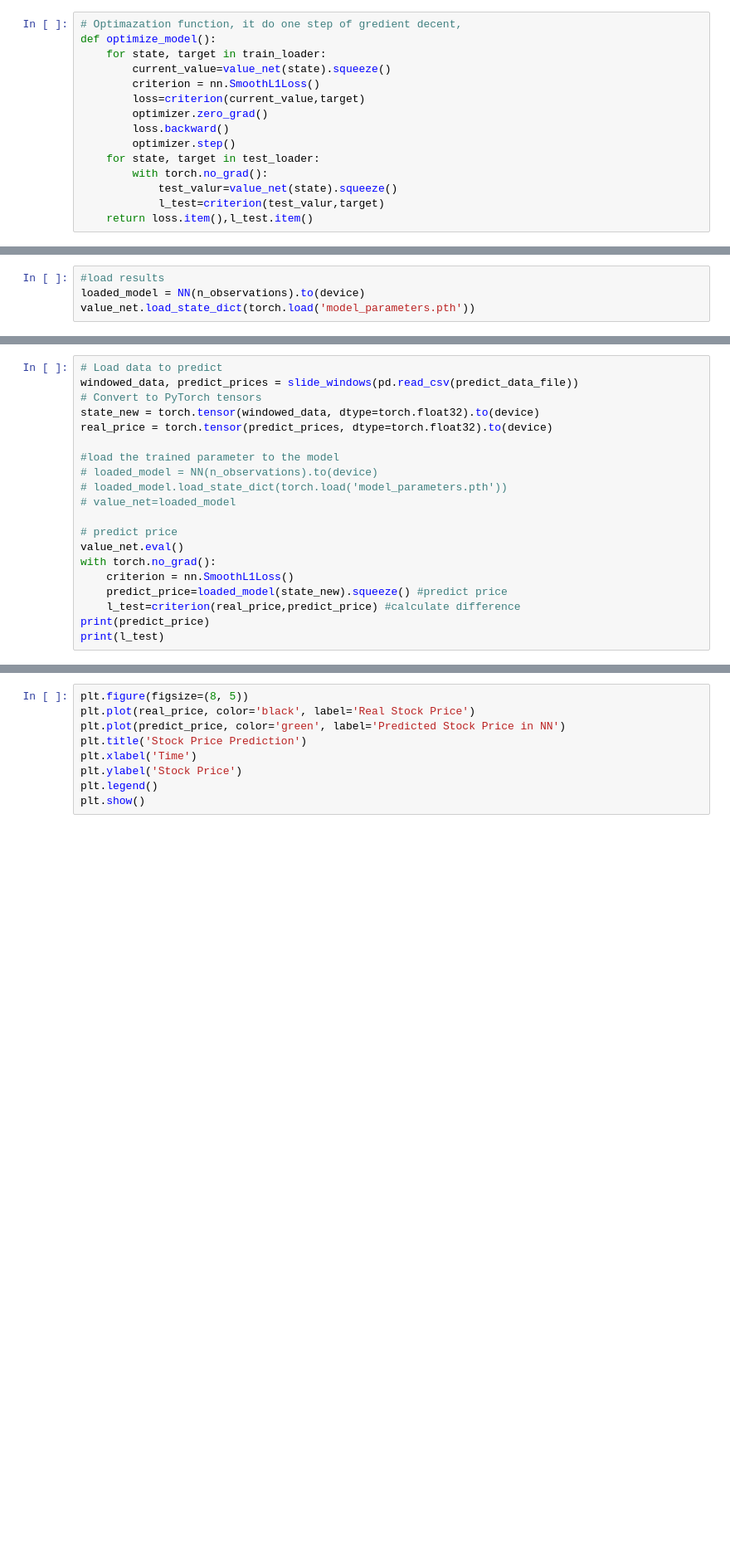
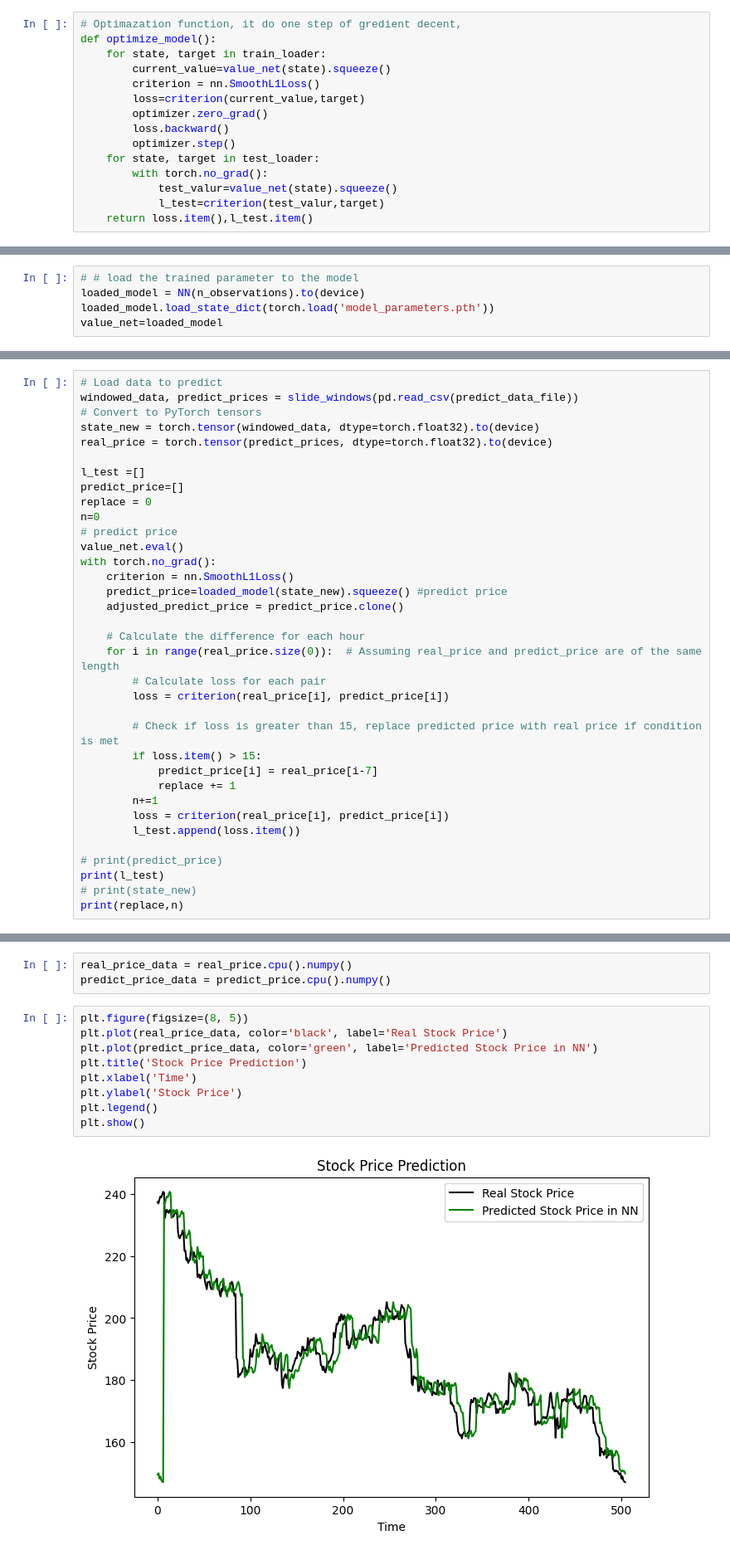
Before and after one commit to xz4535/Machine_Learning_Final_Project, a Jupyter notebook: nn_model.ipynb, the cells around one changed output, grey strips where cells are left out. Shown: that part at 83% size. Cells and saved outputs as stored; diff of their text form; blank space fills up the shorter version.

Commit message:
model finish

```diff
--- a/nn_model.ipynb
+++ b/nn_model.ipynb
@@ -200,4 +203,5 @@ NameError: name 'torch' is not defined
 # %%
-#load results
+# # load the trained parameter to the model
 loaded_model = NN(n_observations).to(device)
-value_net.load_state_dict(torch.load('model_parameters.pth'))
+loaded_model.load_state_dict(torch.load('model_parameters.pth'))
+value_net=loaded_model
@@ -208,16 +214,31 @@ windowed_data, predict_prices = slide_windows(pd.read_csv(predict_data_file))
 state_new = torch.tensor(windowed_data, dtype=torch.float32).to(device)
 real_price = torch.tensor(predict_prices, dtype=torch.float32).to(device)
 
-#load the trained parameter to the model
-# loaded_model = NN(n_observations).to(device)
-# loaded_model.load_state_dict(torch.load('model_parameters.pth'))
-# value_net=loaded_model
-
+l_test =[]
+predict_price=[]
+replace = 0
+n=0
 # predict price
 value_net.eval()
 with torch.no_grad():
     criterion = nn.SmoothL1Loss()
     predict_price=loaded_model(state_new).squeeze() #predict price
-    l_test=criterion(real_price,predict_price) #calculate difference
-print(predict_price)
+    adjusted_predict_price = predict_price.clone()
+
+    # Calculate the difference for each hour
+    for i in range(real_price.size(0)):  # Assuming real_price and predict_price are of the same length
+        # Calculate loss for each pair
+        loss = criterion(real_price[i], predict_price[i])
+
+        # Check if loss is greater than 15, replace predicted price with real price if condition is met
+        if loss.item() > 15:
+            predict_price[i] = real_price[i-7]
+            replace += 1
+        n+=1
+        loss = criterion(real_price[i], predict_price[i])
+        l_test.append(loss.item())
+
+# print(predict_price)
 print(l_test)
+# print(state_new)
+print(replace,n)
@@ -224,11 +248,16 @@ print(l_test)
+# %%
+real_price_data = real_price.cpu().numpy()
+predict_price_data = predict_price.cpu().numpy()
 # %%
 plt.figure(figsize=(8, 5))
-plt.plot(real_price, color='black', label='Real Stock Price')
-plt.plot(predict_price, color='green', label='Predicted Stock Price in NN')
+plt.plot(real_price_data, color='black', label='Real Stock Price')
+plt.plot(predict_price_data, color='green', label='Predicted Stock Price in NN')
 plt.title('Stock Price Prediction')
 plt.xlabel('Time')
 plt.ylabel('Stock Price')
 plt.legend()
 plt.show()
+# %% [output]
+[figure, added]
 # %%
 plt.figure(figsize=(8, 5))
```
Also changed, not shown: parts of 11 cells of this notebook, 7 other files.
